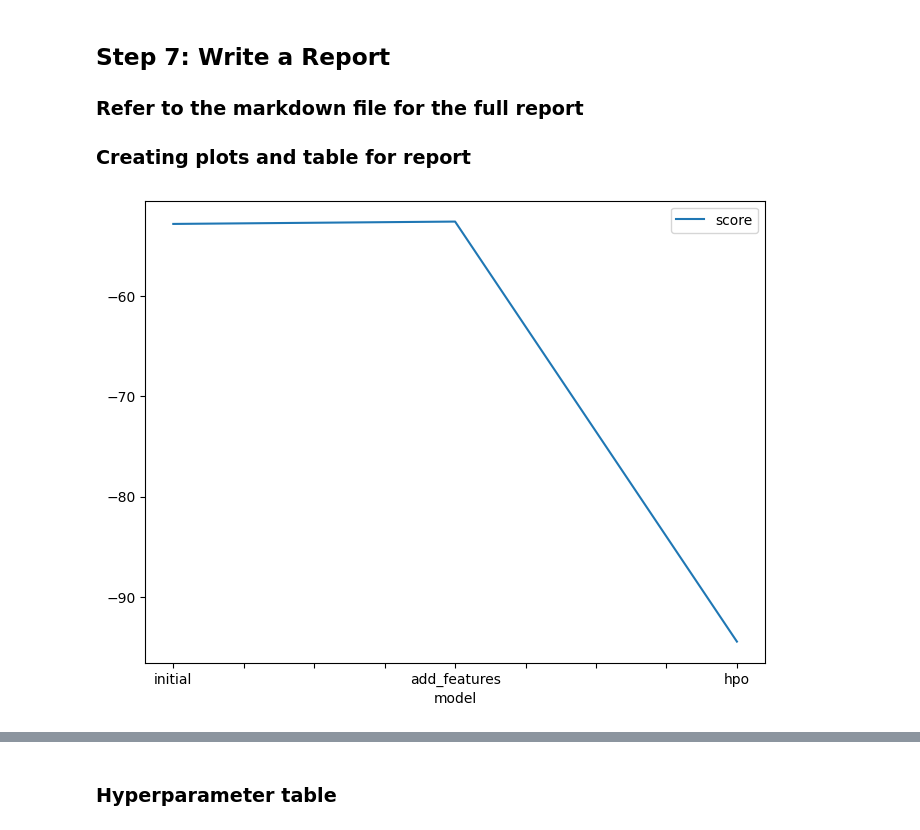
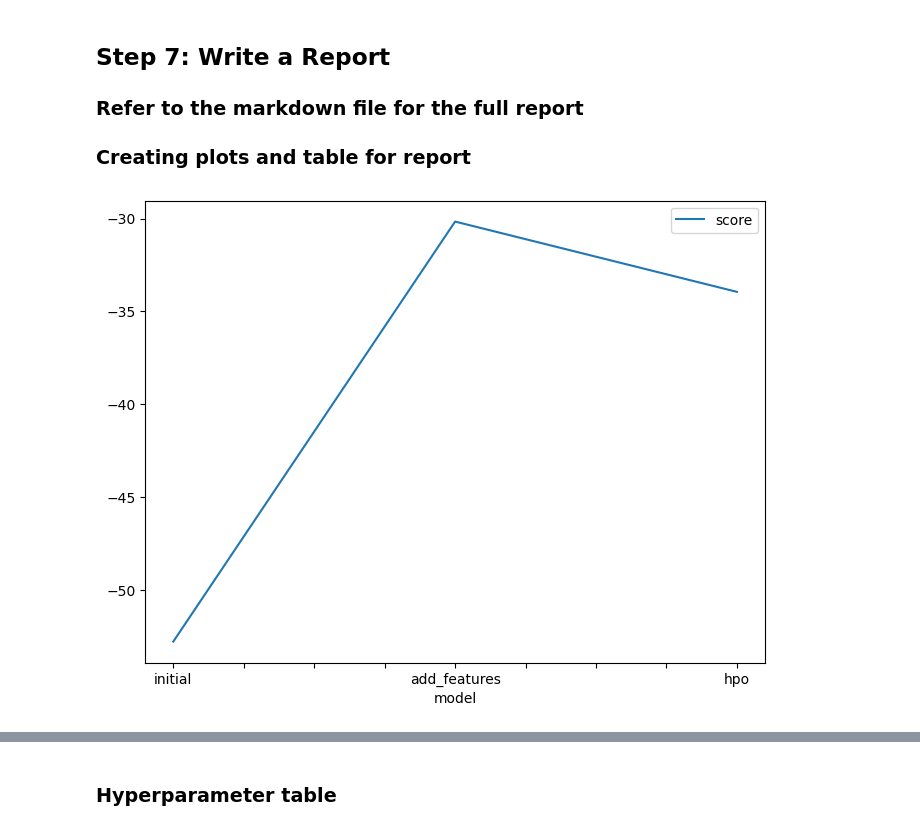
Before and after one commit to bambadij/predicting_bike, a Jupyter notebook: project/project-template-checkpoint.ipynb, the cells around one changed output, grey strips where cells are left out. Cells and saved outputs as stored; diff of their text form; code cells hidden in the pictures.

```diff
--- a/project/project-template-checkpoint.ipynb
+++ b/project/project-template-checkpoint.ipynb
@@ -920,15 +954,15 @@ submission_new_features.csv  2024-04-29 09:24:29  new features
 # %%
 # Taking the top model score from each training run and creating a line plot to show improvement
 # You can create these in the notebook and save them to PNG or use some other tool (e.g. google sheets, excel)
 fig = pd.DataFrame(
     {
         "model": ["initial", "add_features", "hpo"],
-        "score": [-52.767953,-52.533786 , -94.488129]
+        "score": [-52.767953,-30.165350 ,  -33.946753]
     }
 ).plot(x="model", y="score", figsize=(8, 6)).get_figure()
 fig.savefig('model_train_score.png')
 # %% [output]
-[figure, old version]
+[figure, new version]
 # %%
 # Take the 3 kaggle scores and creating a line plot to show improvement
 fig = pd.DataFrame(
```
Also changed, not shown: parts of 34 cells of this notebook, 1 other file.
